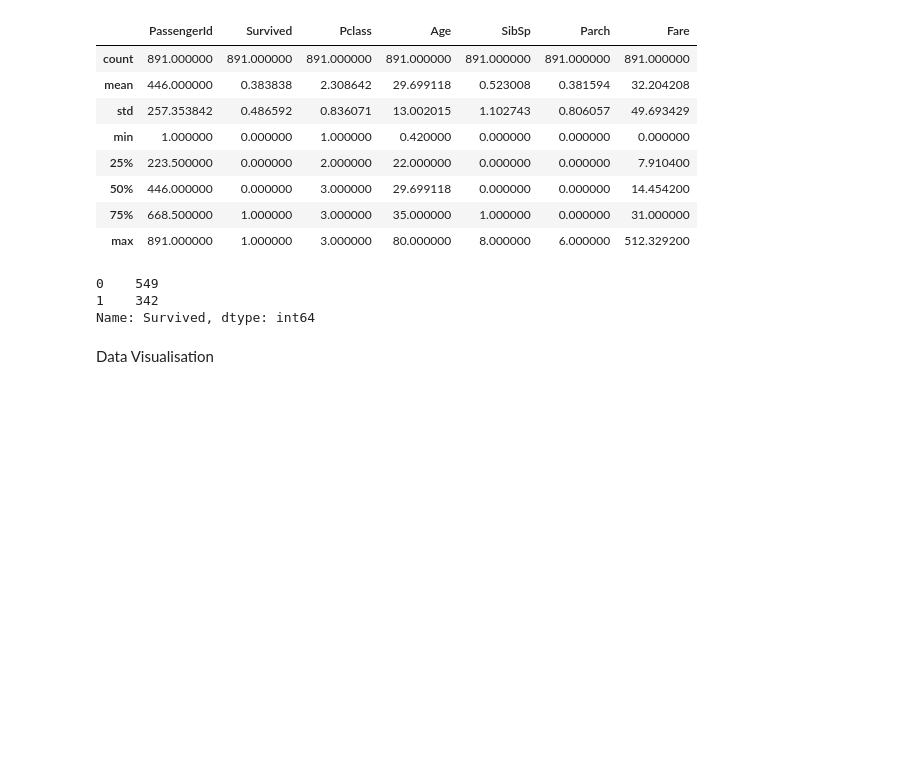
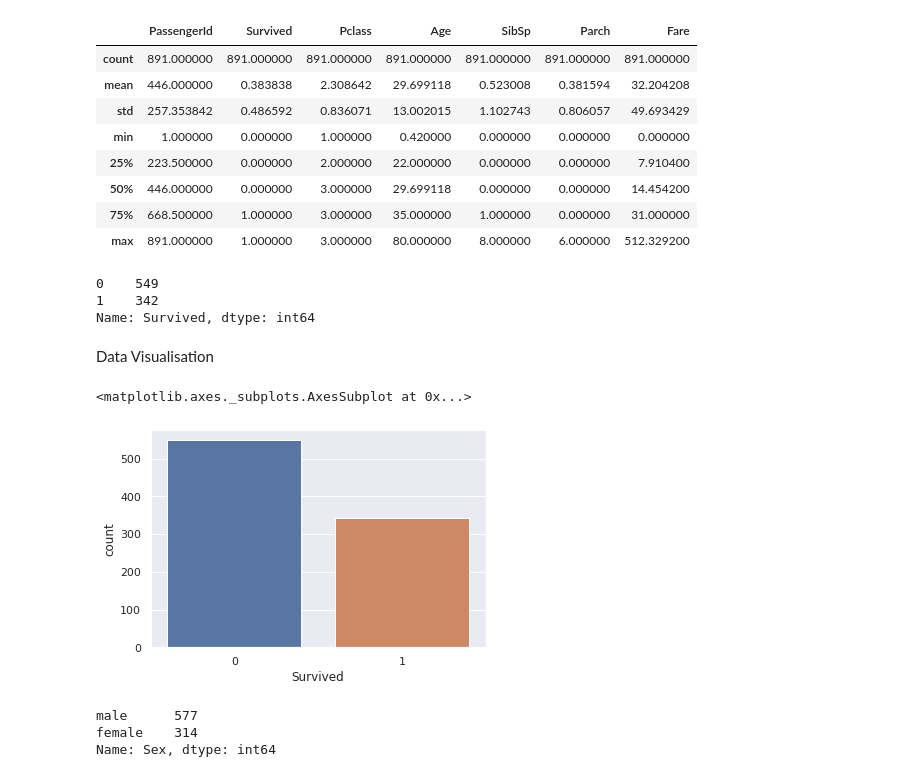
Before and after one commit to MrNeilMehta/Project-15-Titanic-Survival-Prediction, a Jupyter notebook: Project_15_Titanic_Survival_Prediction.ipynb, the cells around one changed output. Cells and saved outputs as stored; diff of their text form; code cells hidden in the pictures; blank space fills up the shorter version.

```diff
--- a/Project_15_Titanic_Survival_Prediction.ipynb
+++ b/Project_15_Titanic_Survival_Prediction.ipynb
@@ -134,3 +134,17 @@ df['Survived'].value_counts()
 Name: Survived, dtype: int64
 # %% [markdown]
 Data Visualisation
+# %%
+sns.set()
+# %%
+# making a count plot for "Survived" column
+sns.countplot('Survived', data=df)
+# %% [output]
+<matplotlib.axes._subplots.AxesSubplot at 0x...>
+[figure, added]
+# %%
+df['Sex'].value_counts()
+# %% [output]
+male      577
+female    314
+Name: Sex, dtype: int64
```
Also changed, not shown: parts of 5 cells of this notebook.
